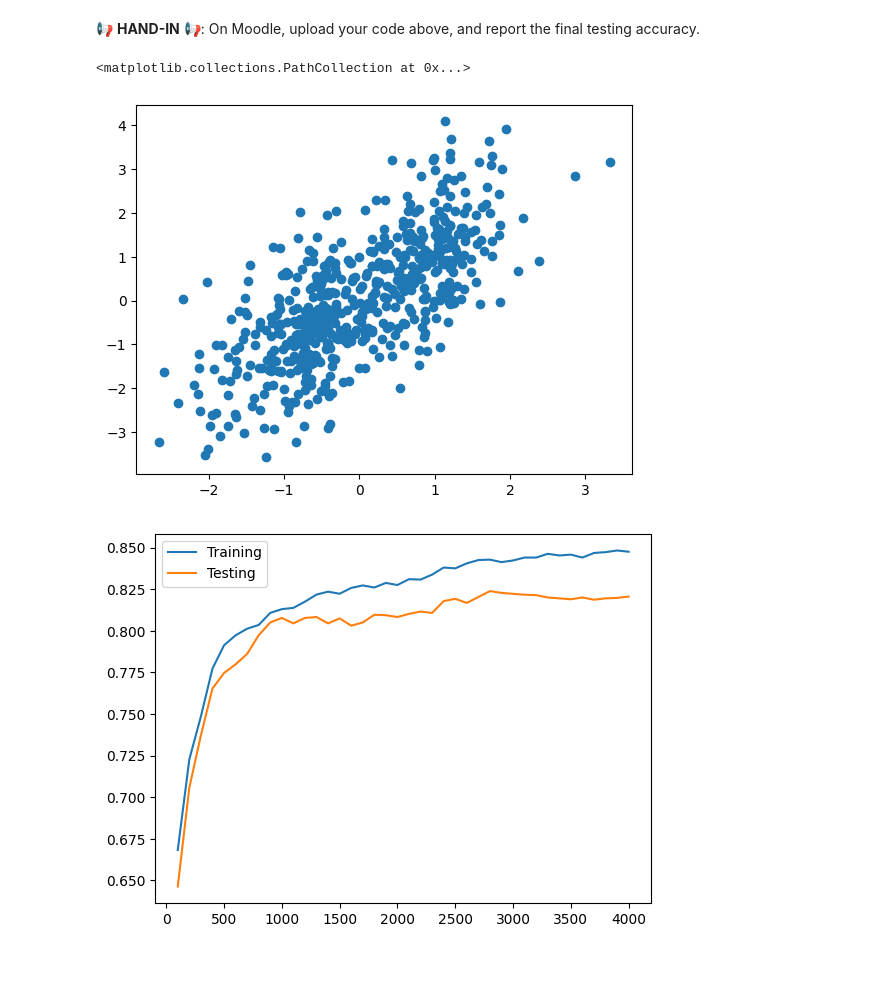
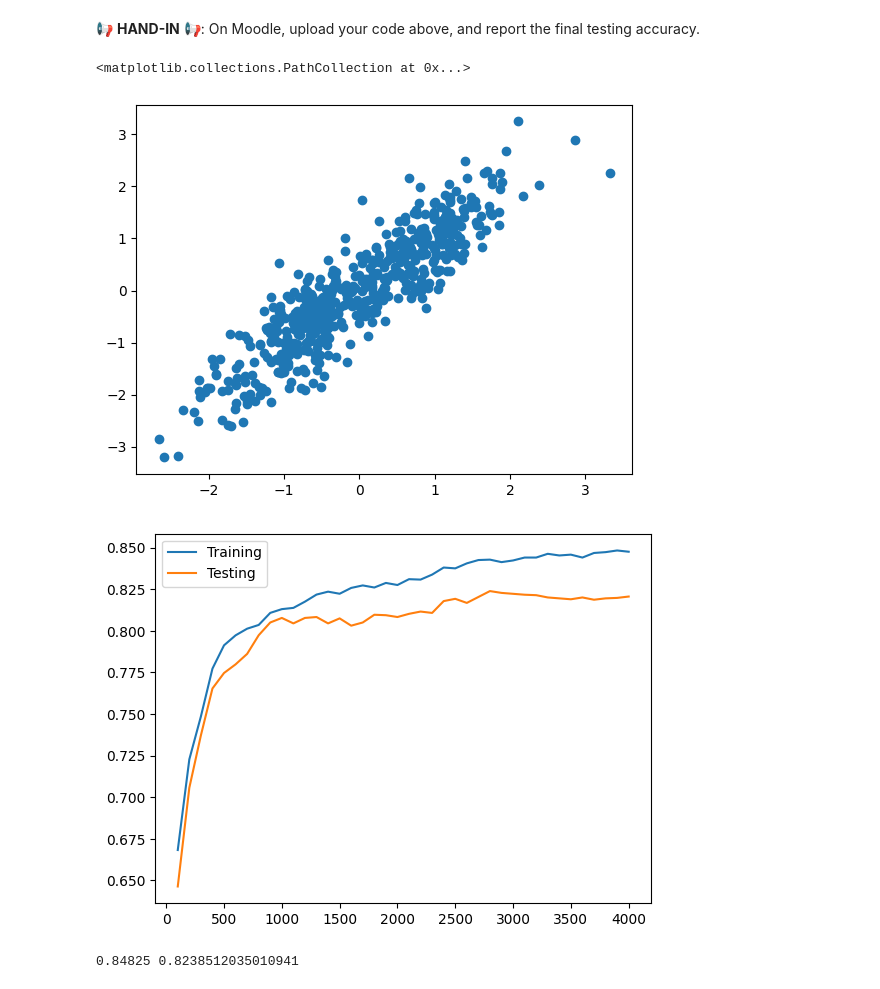
Before and after one commit to Avvvvvvie/MLDM, a Jupyter notebook: week4/L04_Logistic_Regression.ipynb, the cells around one changed output. Cells and saved outputs as stored; diff of their text form; code cells hidden in the pictures.

```diff
--- a/week4/L04_Logistic_Regression.ipynb
+++ b/week4/L04_Logistic_Regression.ipynb
@@ -263,13 +266,13 @@ Now that you've trained a logistic regression classifier on this task, see how f
 On Moodle, upload your code above, and report the final testing accuracy.
 # %%
 def noise(faces):
-  return [face + np.random.randn(len(face)) for face in faces]
+  return [face + np.random.randn(len(face)) * 0.5 for face in faces]
 
 test = trainingFaces
 plt.scatter(test[0], noise(test)[0])
 # %% [output]
 <matplotlib.collections.PathCollection at 0x...>
-[figure, old version]
+[figure, new version]
 # %%
 import sklearn.linear_model
 
@@ -300,8 +303,11 @@ plt.plot(Mvalues, trainingAccuracies)
 plt.plot(Mvalues, testingAccuracies)
 plt.legend([ "Training", "Testing" ])
 plt.show()
+
+print(np.max(trainingAccuracies),np.max(testingAccuracies))
 # %% [output]
 [figure]
+0.84825 0.8238512035010941
 # %%
 import sklearn.linear_model
 
```
Also changed, not shown: parts of 2 cells of this notebook.
